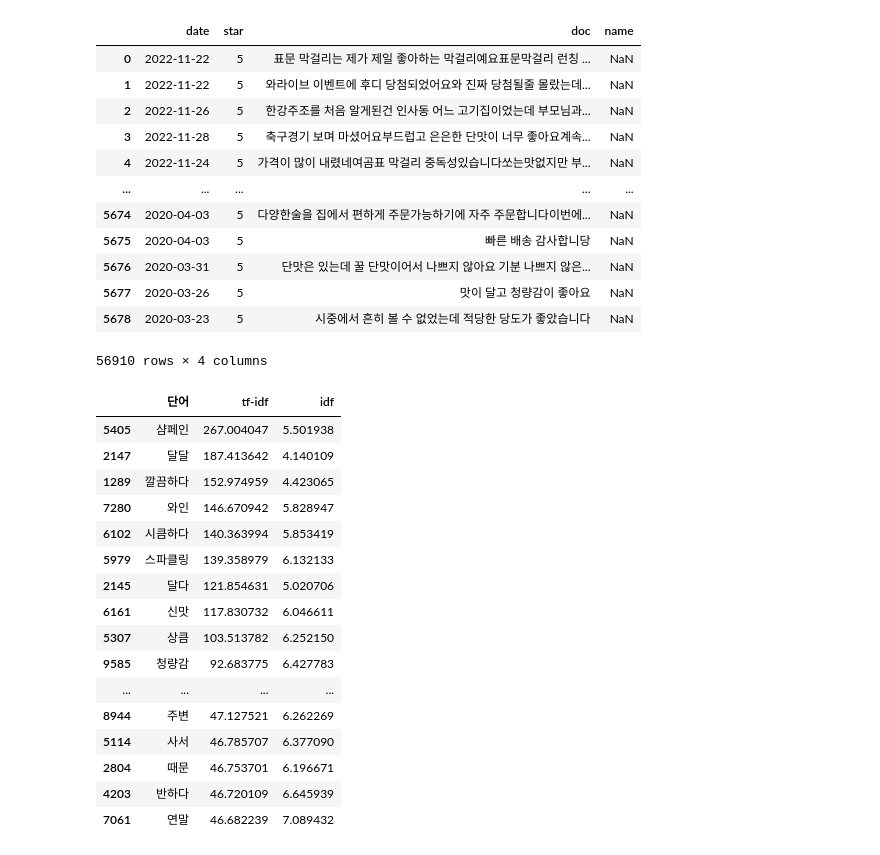
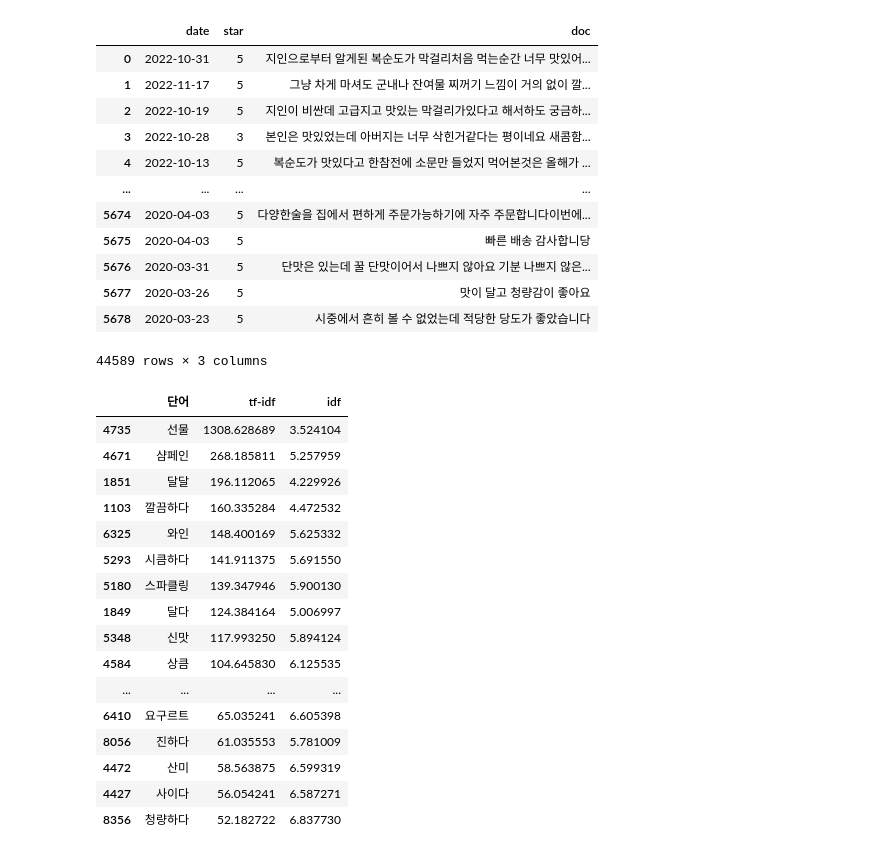
Before and after one commit to JJongSSu/Study, a Jupyter notebook: Teamproject/second/hashtag/해시태그.ipynb, the cells around one changed output. Saved outputs shown, nothing was run; the diff lists cells and outputs as text; code cells hidden in the pictures.

```diff
--- a/Teamproject/second/hashtag/해시태그.ipynb
+++ b/Teamproject/second/hashtag/해시태그.ipynb
@@ -25,7 +25,10 @@ stopwords.extend(['에서','고','이다','는','한','씨', "것","거","게","
                  ,'만족스럽다', '빼다', '상품', '굿', '못', '도', '기분', '다시', '주다', '즐기다', '맞다', '맛보다', '제일', '집', '입맛', '모르다', '먹기'
                  ,'조심하다', '따다', '차다', '엄마', '예정', '만족', '감', '일반', '파다', '막', '근데', '별로', '적당하다','예전', '가끔', '유명하다', '만', '뚜껑', '매우', '기대하다', '의사', '한잔', '신선하다', '느끼다', '그냥', '아쉽다'
                  ,'오픈', '쎄다', '여자', '호불호', '꼭', '벌써', '버리다', '이렇게', '돼다', '크다', '느껴지다','고급', '종종', '어울리다', '알', '남편', '빨리', '어른', '소문', '아버지', '마시기', '할인', '살다'
-                 ,'풍부하다', '모임', '해드리다', '빠지다', '나서다', '원래', '아빠', '걸리다', '안', '도착', '없이']) #불용어 추가
+                 ,'풍부하다', '모임', '해드리다', '빠지다', '나서다', '원래', '아빠', '걸리다', '안', '도착', '없이'
+                 ,'하루', '딱이다', '상태', '향', '후', '설', '주변', '사서', '때문', '반하다', '연말'
+                 ,'해봤다', '강추', '찾다', '자꾸', '살짝', '몇번', '빨', '요즘', '신세계', '사진', '생일'
+                 ,'빠르다', '자다', '구매', '마시다', '받다', '보다', '없다', '새다', '숙취', '아스파탐', '대포', '넘어가다']) #불용어 추가
 
 stopwords=set(stopwords) # 중복제거
 
@@ -50,7 +53,7 @@ def okt_pos_tagging(string):
 # %%
 # 불러올 csv 이름 리스트
 # 전체 리뷰를 불러온후 tf-idf 분석
-name_list =["술 리뷰(곰표막걸리)","술 리뷰(복순도가)","느린마을 막걸리","술 리뷰(죽향도가)"]
+name_list =["술 리뷰(복순도가)","느린마을 막걸리","술 리뷰(죽향도가)"]
 # %%
 all_data = pd.DataFrame()
 
@@ -74,19 +77,19 @@ for name in name_list:
 # %%
 all_data
 # %% [output]
-|  | date | star | doc | name |
-| 0 | 2022-11-22 | 5 | 표문 막걸리는 제가 제일 좋아하는 막걸리예요표문막걸리 런칭 ... | NaN |
-| 1 | 2022-11-22 | 5 | 와라이브 이벤트에 후디 당첨되었어요와 진짜 당첨될줄 몰랐는데... | NaN |
-| 2 | 2022-11-26 | 5 | 한강주조를 처음 알게된건 인사동 어느 고기집이었는데 부모님과... | NaN |
-| 3 | 2022-11-28 | 5 | 축구경기 보며 마셨어요부드럽고 은은한 단맛이 너무 좋아요계속... | NaN |
-| 4 | 2022-11-24 | 5 | 가격이 많이 내렸네여곰표 막걸리 중독성있습니다쏘는맛없지만 부... | NaN |
-| ... | ... | ... | ... | ... |
-| 5674 | 2020-04-03 | 5 | 다양한술을 집에서 편하게 주문가능하기에 자주 주문합니다이번에... | NaN |
-| 5675 | 2020-04-03 | 5 | 빠른 배송 감사합니당 | NaN |
-| 5676 | 2020-03-31 | 5 | 단맛은 있는데 꿀 단맛이어서 나쁘지 않아요 기분 나쁘지 않은... | NaN |
-| 5677 | 2020-03-26 | 5 | 맛이 달고 청량감이 좋아요 | NaN |
-| 5678 | 2020-03-23 | 5 | 시중에서 흔히 볼 수 없었는데 적당한 당도가 좋았습니다 | NaN |
+|  | date | star | doc |
+| 0 | 2022-10-31 | 5 | 지인으로부터 알게된 복순도가 막걸리처음 먹는순간 너무 맛있어... |
+| 1 | 2022-11-17 | 5 | 그냥 차게 마셔도 군내나 잔여물 찌꺼기 느낌이 거의 없이 깔... |
+| 2 | 2022-10-19 | 5 | 지인이 비싼데 고급지고 맛있는 막걸리가있다고 해서하도 궁금하... |
+| 3 | 2022-10-28 | 3 | 본인은 맛있었는데 아버지는 너무 삭힌거같다는 평이네요 새콤함... |
+| 4 | 2022-10-13 | 5 | 복순도가 맛있다고 한참전에 소문만 들었지 먹어본것은 올해가 ... |
+| ... | ... | ... | ... |
+| 5674 | 2020-04-03 | 5 | 다양한술을 집에서 편하게 주문가능하기에 자주 주문합니다이번에... |
+| 5675 | 2020-04-03 | 5 | 빠른 배송 감사합니당 |
+| 5676 | 2020-03-31 | 5 | 단맛은 있는데 꿀 단맛이어서 나쁘지 않아요 기분 나쁘지 않은... |
+| 5677 | 2020-03-26 | 5 | 맛이 달고 청량감이 좋아요 |
+| 5678 | 2020-03-23 | 5 | 시중에서 흔히 볼 수 없었는데 적당한 당도가 좋았습니다 |
-56910 rows × 4 columns
+44589 rows × 3 columns
 # %%
 from sklearn.feature_extraction.text import TfidfVectorizer
 
@@ -94,8 +97,9 @@ tfidf = TfidfVectorizer(tokenizer=okt_pos_tagging)
 tfidf_fit = tfidf.fit(all_data.doc)
 # %%
 # 특징을 추출할 문서의 tf-idf를 구함
-# "술 리뷰(곰표막걸리)","술 리뷰(복순도가)","느린마을 막걸리","술 리뷰(죽향도가)"
-bow_rep_tfidf = tfidf_fit.transform(globals()["술 리뷰(복순도가)"].doc)
+# "술 리뷰(복순도가)","느린마을 막걸리","술 리뷰(죽향도가)"
+a = "술 리뷰(복순도가)"
+bow_rep_tfidf = tfidf_fit.transform(globals()[a].doc)
 word_count = pd.DataFrame({
     '단어': tfidf.get_feature_names(),
     'tf-idf': bow_rep_tfidf.sum(axis=0).flat,
@@ -104,23 +108,24 @@ word_count = pd.DataFrame({
 # %%
 # idf 가 높을수록 잘 안나오는 단어
 # tf-idf 가 높을수록 중요한 단어
 # 두값을 적절히 조정해서 특징 추출
-word_count.sort_values('tf-idf',ascending=False).head(50)[word_count['idf']>3.9][word_count['tf-idf']>30]
+
+word_count.sort_values('tf-idf',ascending=False).head(50)[word_count['idf']>3.5][word_count['tf-idf'] * (len(all_data)/len(globals()[a]))>110]
 # %% [output]
 |  | 단어 | tf-idf | idf |
-| 5405 | 샴페인 | 267.004047 | 5.501938 |
-| 2147 | 달달 | 187.413642 | 4.140109 |
-| 1289 | 깔끔하다 | 152.974959 | 4.423065 |
-| 7280 | 와인 | 146.670942 | 5.828947 |
-| 6102 | 시큼하다 | 140.363994 | 5.853419 |
-| 5979 | 스파클링 | 139.358979 | 6.132133 |
-| 2145 | 달다 | 121.854631 | 5.020706 |
-| 6161 | 신맛 | 117.830732 | 6.046611 |
-| 5307 | 상큼 | 103.513782 | 6.252150 |
-| 9585 | 청량감 | 92.683775 | 6.427783 |
+| 4735 | 선물 | 1308.628689 | 3.524104 |
+| 4671 | 샴페인 | 268.185811 | 5.257959 |
+| 1851 | 달달 | 196.112065 | 4.229926 |
+| 1103 | 깔끔하다 | 160.335284 | 4.472532 |
+| 6325 | 와인 | 148.400169 | 5.625332 |
+| 5293 | 시큼하다 | 141.911375 | 5.691550 |
+| 5180 | 스파클링 | 139.347946 | 5.900130 |
+| 1849 | 달다 | 124.384164 | 5.006997 |
+| 5348 | 신맛 | 117.993250 | 5.894124 |
+| 4584 | 상큼 | 104.645830 | 6.125535 |
 | ... | ... | ... | ... |
-| 8944 | 주변 | 47.127521 | 6.262269 |
-| 5114 | 사서 | 46.785707 | 6.377090 |
-| 2804 | 때문 | 46.753701 | 6.196671 |
-| 4203 | 반하다 | 46.720109 | 6.645939 |
-| 7061 | 연말 | 46.682239 | 7.089432 |
+| 6410 | 요구르트 | 65.035241 | 6.605398 |
+| 8056 | 진하다 | 61.035553 | 5.781009 |
+| 4472 | 산미 | 58.563875 | 6.599319 |
+| 4427 | 사이다 | 56.054241 | 6.587271 |
+| 8356 | 청량하다 | 52.182722 | 6.837730 |
```
Also changed, not shown: parts of 10 cells of this notebook, 7 other files.
